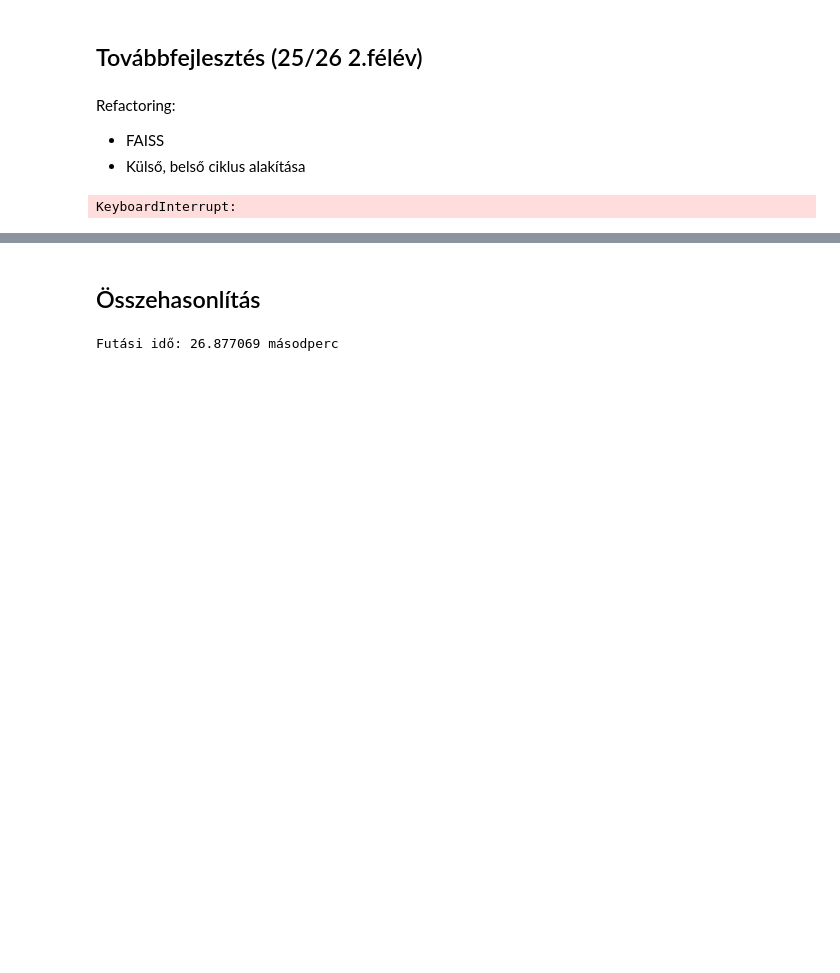
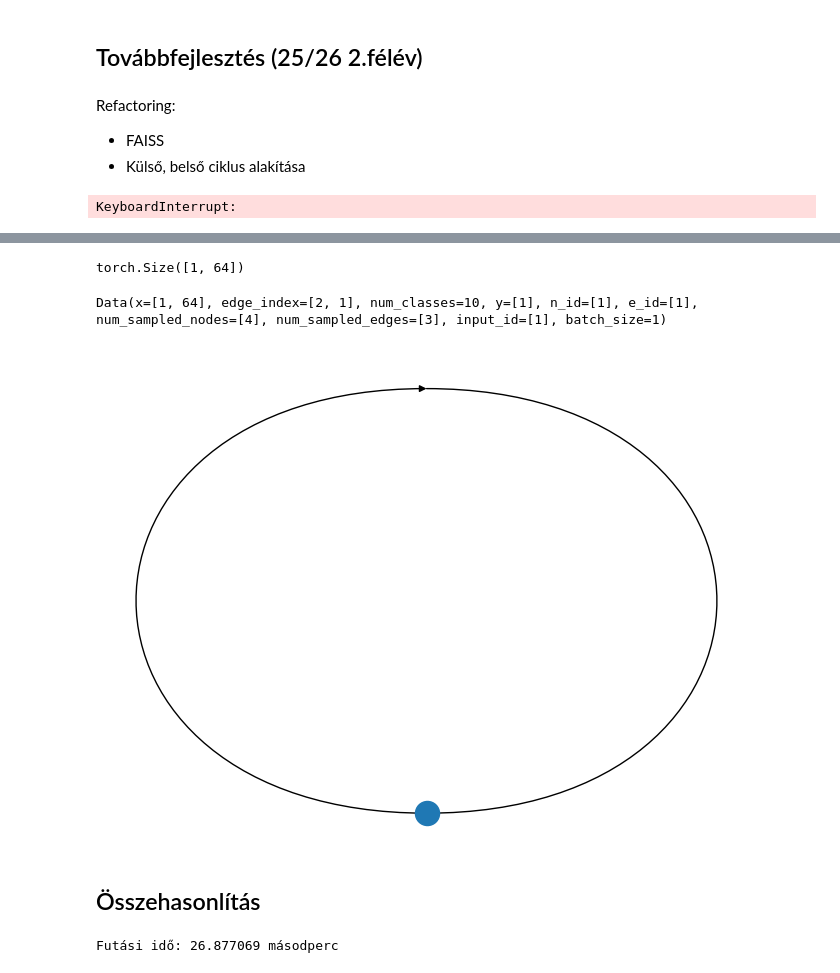
Before and after one commit to kemvagyok/GNN-Few-shot-classification, a Jupyter notebook: notebook/dipterv_notebook.ipynb, the cells around one changed output, grey strips where cells are left out. Drawn from its saved outputs; the diff is of its cells as text; code cells hidden in the pictures; blank space fills up the shorter version.

```diff
--- a/notebook/dipterv_notebook.ipynb
+++ b/notebook/dipterv_notebook.ipynb
@@ -526,0 +478,8 @@ SyntaxError: incomplete input (ipython-input-484238336.py, line 39)
+# %%
+loader = NeighborLoader(
+      data,
+      num_neighbors = [K_neigh] * K_hop,
+      input_nodes = torch.tensor([root_node_idx], device=device), # Pass a tensor of root node index,
+      #batch_size=32,
+      shuffle=False,
+  )
@@ -527,3 +488,19 @@ SyntaxError: incomplete input (ipython-input-484238336.py, line 39)
+# %%
+for subgraphs in loader:
+  print(subgraphs.x.shape)
+# %% [output]
+torch.Size([1, 64])
+# %%
+subgraph= next(iter(loader))
+# %%
+subgraph
+# %% [output]
+Data(x=[1, 64], edge_index=[2, 1], num_classes=10, y=[1], n_id=[1], e_id=[1], num_sampled_nodes=[4], num_sampled_edges=[3], input_id=[1], batch_size=1)
+# %%
+G = to_networkx(subgraph)
+nx.draw(G)
+# %% [output]
+[figure, added]
 # %% [markdown]
 ## Összehasonlítás
 # %%
```
Also changed, not shown: parts of 8 cells of this notebook.
